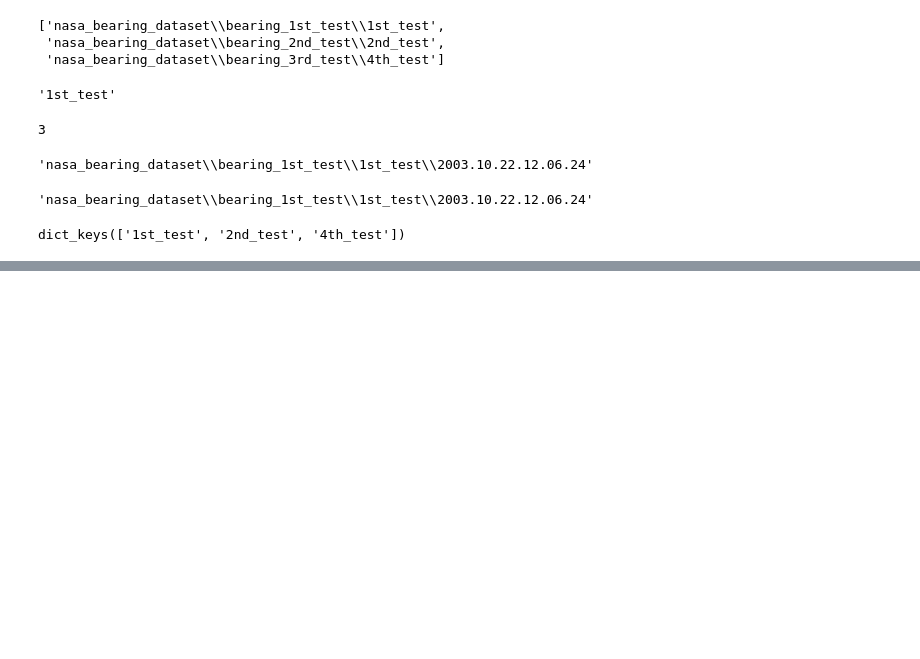
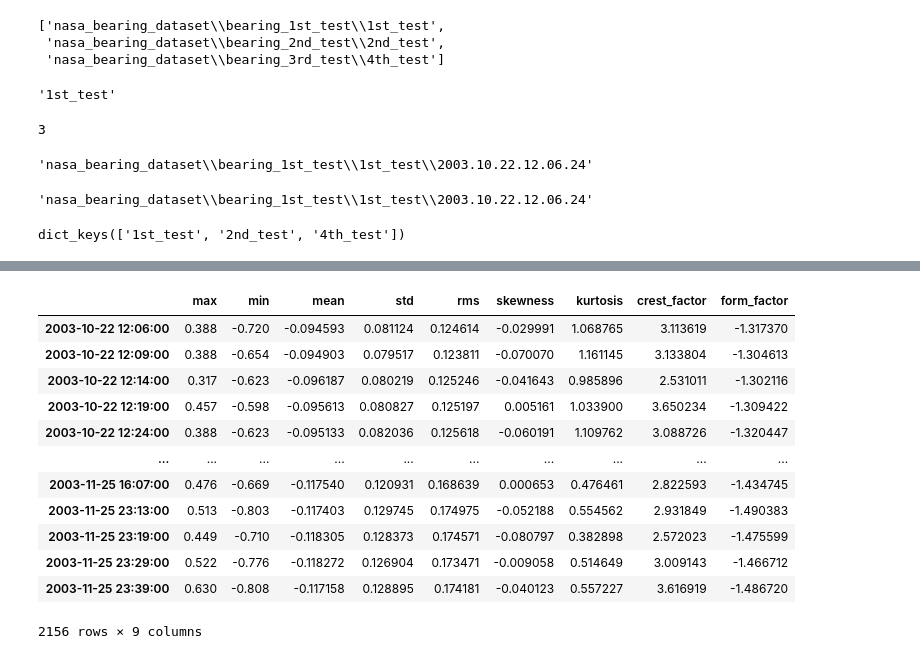
Before and after one commit to KainaK0/mia, a Jupyter notebook: MIA-104_Machine_Learning/EF_01/data_preprocessing.ipynb, the cells around one changed output, grey strips where cells are left out. Saved outputs shown, nothing was run; the diff lists cells and outputs as text; code cells hidden in the pictures; blank space fills up the shorter version.

```diff
--- a/MIA-104_Machine_Learning/EF_01/data_preprocessing.ipynb
+++ b/MIA-104_Machine_Learning/EF_01/data_preprocessing.ipynb
@@ -98,24 +98,24 @@ dict_test_rotes.keys()
 # %% [output]
 dict_keys(['1st_test', '2nd_test', '4th_test'])
 # %%
-test = {key:None for key in range(len(dict_test_rotes))}
+tests = {key:None for key in range(len(dict_test_rotes))}
 # %%
 for index, (key,value) in enumerate(dict_test_rotes.items()):
     bearings_num = len(pd.read_csv(value[0], sep='\t',header=None).columns)
     bearings = {item:[] for item in range(bearings_num)}
-    test[index] = bearings
+    tests[index] = bearings
 
     for vibr in value:
         vibr_df = pd.read_csv(vibr, sep='\t',header=None)
         for column in vibr_df.columns:
             vibr_df[column].name = os.path.basename(vibr)[:-3]
-            test[index][column].append(vibr_df[column])
+            tests[index][column].append(vibr_df[column])
 # %%
 format_str = '%Y.%m.%d.%H.%M'
-for key,value in test.items():
+for key,value in tests.items():
     for bearing in value:
-        test[key][bearing] = {0:pd.DataFrame(test[key][bearing])}
-        test[key][bearing][0].index = pd.to_datetime(test[key][bearing][0].index, format= format_str)
+        tests[key][bearing] = {0:pd.DataFrame(tests[key][bearing])}
+        tests[key][bearing][0].index = pd.to_datetime(tests[key][bearing][0].index, format= format_str)
 # %%
 # for index, (key,value) in enumerate(dict_test_rotes.items()):
 #     bearings_num = len(pd.read_csv(value[0], sep='\t',header=None).columns)
@@ -184,3 +188,23 @@ prueba
+# %%
+for key_test,bearings in tests.items():
+    for key_bearing,bearing in bearings.items():
+        tests[key_test][key_bearing][1] = to_feature(tests[key_test][key_bearing][0])
+# %%
+tests[0][0][1]
+# %% [output]
+|  | max | min | mean | std | rms | skewness | kurtosis | crest_factor | form_factor |
+| 2003-10-22 12:06:00 | 0.388 | -0.720 | -0.094593 | 0.081124 | 0.124614 | -0.029991 | 1.068765 | 3.113619 | -1.317370 |
+| 2003-10-22 12:09:00 | 0.388 | -0.654 | -0.094903 | 0.079517 | 0.123811 | -0.070070 | 1.161145 | 3.133804 | -1.304613 |
+| 2003-10-22 12:14:00 | 0.317 | -0.623 | -0.096187 | 0.080219 | 0.125246 | -0.041643 | 0.985896 | 2.531011 | -1.302116 |
+| 2003-10-22 12:19:00 | 0.457 | -0.598 | -0.095613 | 0.080827 | 0.125197 | 0.005161 | 1.033900 | 3.650234 | -1.309422 |
+| 2003-10-22 12:24:00 | 0.388 | -0.623 | -0.095133 | 0.082036 | 0.125618 | -0.060191 | 1.109762 | 3.088726 | -1.320447 |
+| ... | ... | ... | ... | ... | ... | ... | ... | ... | ... |
+| 2003-11-25 16:07:00 | 0.476 | -0.669 | -0.117540 | 0.120931 | 0.168639 | 0.000653 | 0.476461 | 2.822593 | -1.434745 |
+| 2003-11-25 23:13:00 | 0.513 | -0.803 | -0.117403 | 0.129745 | 0.174975 | -0.052188 | 0.554562 | 2.931849 | -1.490383 |
+| 2003-11-25 23:19:00 | 0.449 | -0.710 | -0.118305 | 0.128373 | 0.174571 | -0.080797 | 0.382898 | 2.572023 | -1.475599 |
+| 2003-11-25 23:29:00 | 0.522 | -0.776 | -0.118272 | 0.126904 | 0.173471 | -0.009058 | 0.514649 | 3.009143 | -1.466712 |
+| 2003-11-25 23:39:00 | 0.630 | -0.808 | -0.117158 | 0.128895 | 0.174181 | -0.040123 | 0.557227 | 3.616919 | -1.486720 |
+2156 rows × 9 columns
 # %%
 # test = 2
 # for bearing in bearings:
```
Also changed, not shown: parts of 8 cells of this notebook.
